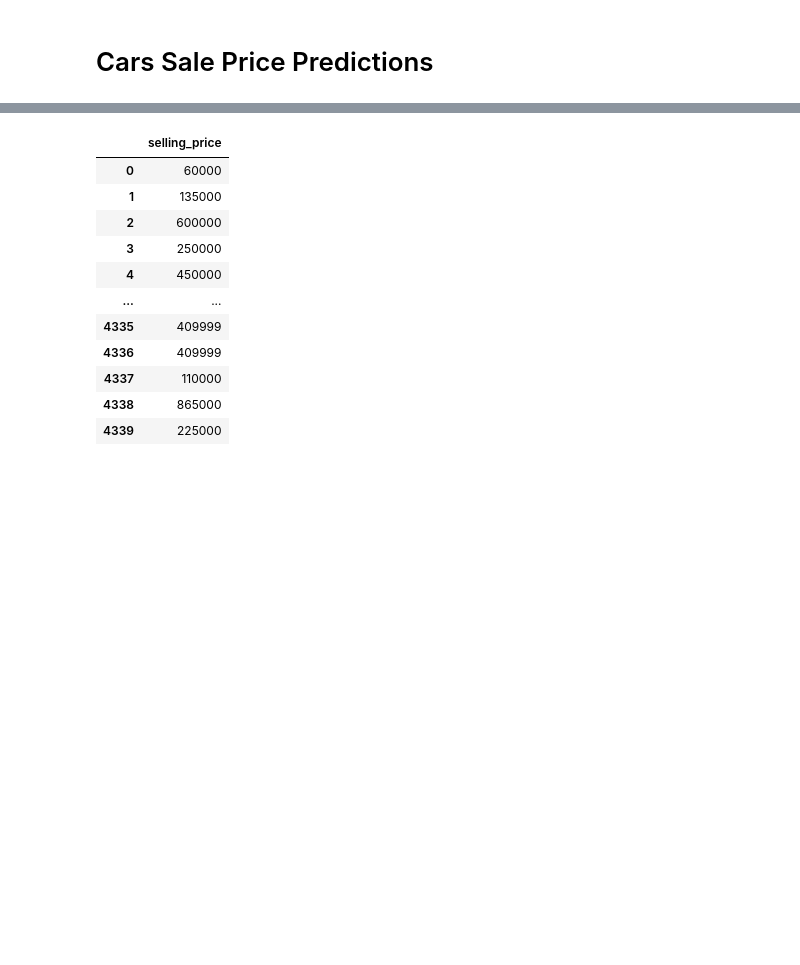
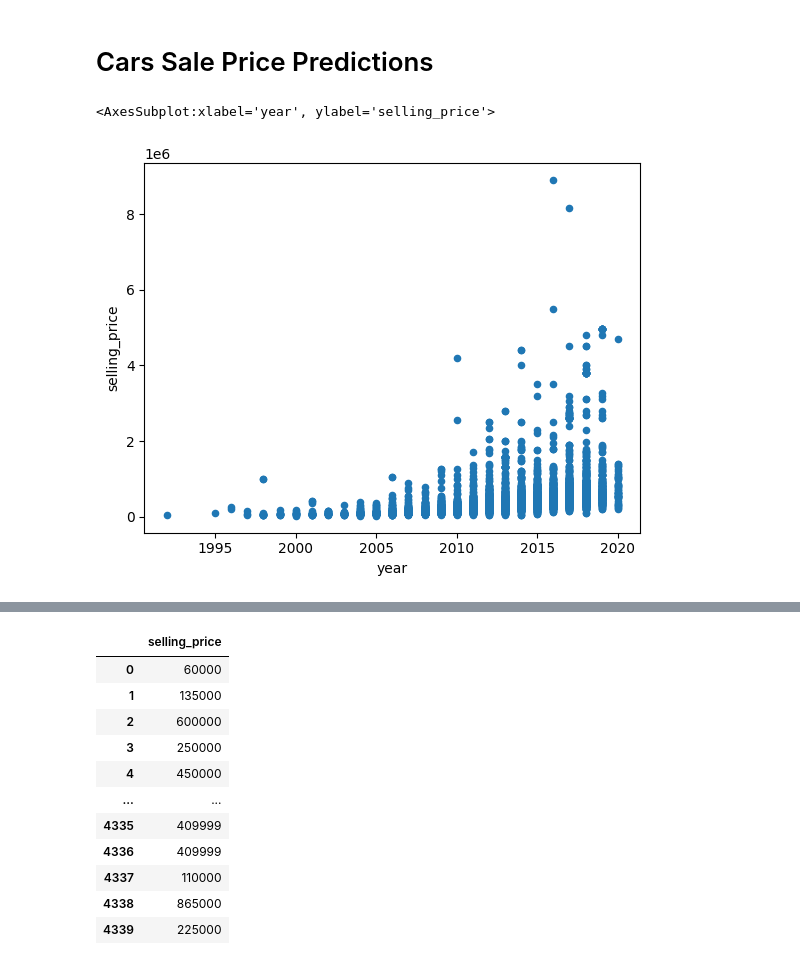
Before and after one commit to AnkurSatyarthi/Cars-Analysis-and-Predictions, a Jupyter notebook: cars_sale_price_predictions.ipynb, the cells around one changed output, grey strips where cells are left out. Saved outputs shown, nothing was run; the diff lists cells and outputs as text; code cells hidden in the pictures; blank space fills up the shorter version.

Commit message:
added SellsPrices and made predictions with it

```diff
--- a/cars_sale_price_predictions.ipynb
+++ b/cars_sale_price_predictions.ipynb
@@ -3,3 +3,9 @@
 # %%
 import pandas as pd
 cars = pd.read_excel('data/cars_dataset.xlsx')
+%matplotlib inline
+# Relationship b/n years and selling prices
+cars.plot(kind='scatter',x='year',y='selling_price')
+# %% [output]
+<AxesSubplot:xlabel='year', ylabel='selling_price'>
+[figure, added]
```
Also changed, not shown: parts of 5 cells of this notebook.
